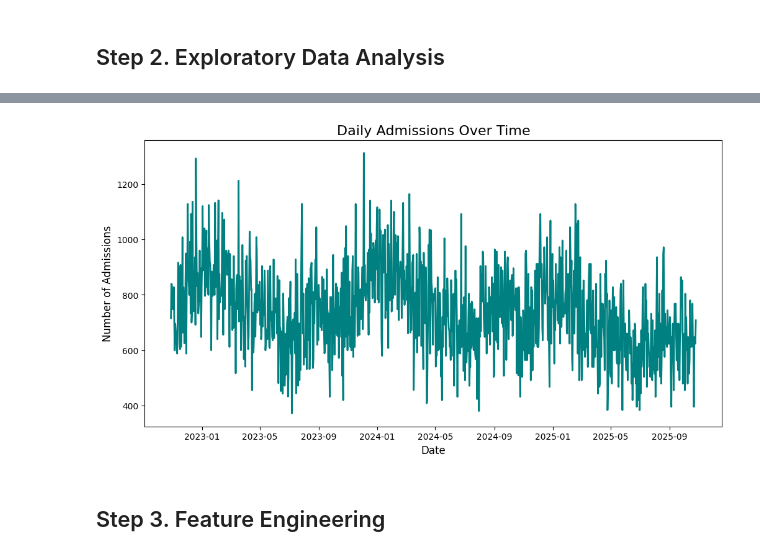
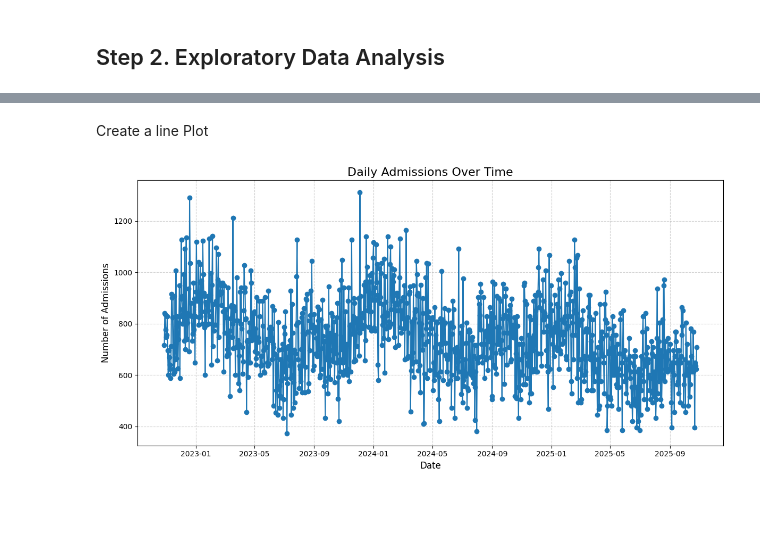
Before and after one commit to barocky10z/Heal-Sight-Prediction, a Jupyter notebook: Amdari-HealSight-Prediction/Preprocessing/dataCleaning.ipynb, the cells around one changed output, grey strips where cells are left out. Cells and saved outputs as stored; diff of their text form; code cells hidden in the pictures; blank space fills up the shorter version.

```diff
--- a/Amdari-HealSight-Prediction/Preprocessing/dataCleaning.ipynb
+++ b/Amdari-HealSight-Prediction/Preprocessing/dataCleaning.ipynb
@@ -613,15 +607,20 @@ daily_inflow.head()
+# %% [markdown]
+Create a line Plot
 # %%
 # Plot daily admissions over time
+
+# fig, ax = plt.subplots(figsize=(15, 6))
+# ax.plot(daily_inflow['date'], daily_inflow['admissions'], color='lightblue')
+# ax.set_title('Daily Admissions Over Time', fontsize=16)
+
 plt.figure(figsize=(12, 6))
-#plt.plot(daily_inflow['date'], daily_inflow['admissions'], marker='o', linestyle='-')
-plt.plot(daily_inflow['date'], daily_inflow['admissions'], color='teal', linewidth=2)
+plt.plot(daily_inflow['date'], daily_inflow['admissions'], marker='o', linestyle='-')
+#plt.plot(daily_inflow['date'], daily_inflow['admissions'], color='teal', linewidth=2)
 plt.title('Daily Admissions Over Time',fontsize =16)
 plt.xlabel('Date', fontsize=12)
 plt.ylabel('Number of Admissions',fontsize=12)
 plt.grid(True, linestyle='--', alpha=0.6)
 plt.tight_layout()
 plt.show()
 # %% [output]
-[figure, old version]
+[figure, new version]
-# %% [markdown]
-## Step 3. Feature Engineering
```
Also changed, not shown: parts of 35 cells of this notebook, 1 other file.
